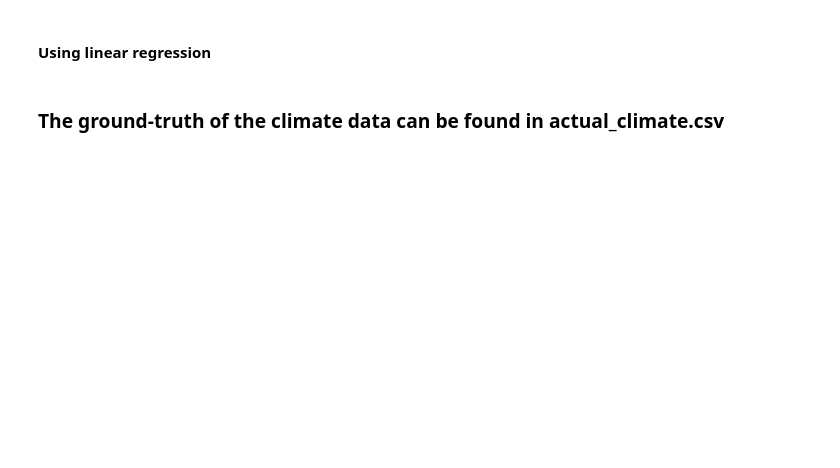
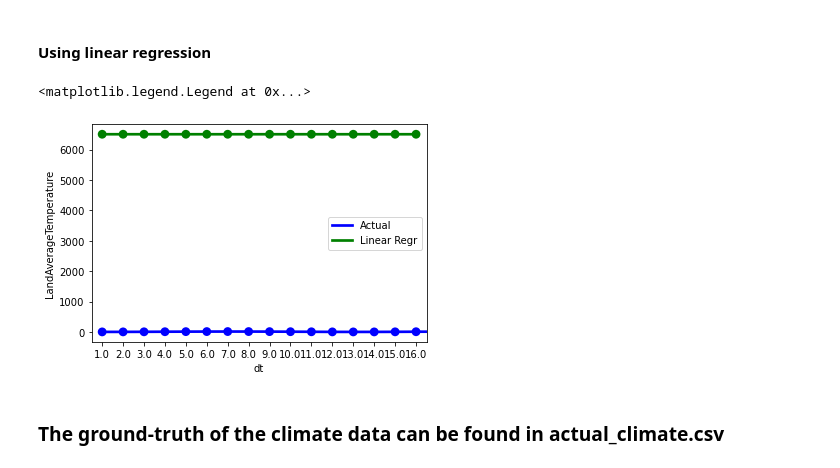
Before and after one commit to hunterkilltree/IntelligentSystems, a Jupyter notebook: lab2/Exercise.ipynb, the cells around one changed output. Saved outputs shown, nothing was run; the diff lists cells and outputs as text; code cells hidden in the pictures; blank space fills up the shorter version.

```diff
--- a/lab2/Exercise.ipynb
+++ b/lab2/Exercise.ipynb
@@ -31,5 +57,54 @@ df.head(10)
 # %% [markdown]
 #### Using linear regression
+# %%
+# https://stackoverflow.com/questions/40217369/python-linear-regression-predict-by-date
+import seaborn as sns
+import datetime as dt
+
+def linear_regression(df):
+    linear_df = df.copy()
+    '''
+    Linear regression doesn't work on date data.
+    Therefore we need to convert it into numerical value.
+    The following code will convert the date into numerical value:
+    '''
+    linear_df['dt'] = pd.to_datetime(linear_df['dt'])
+    linear_df['dt']= linear_df['dt'].map(dt.datetime.toordinal)
+
+#     print(linear_df['dt'] )
+
+    linear_df['dtLandAverageTemperature'] = linear_df['dt'] * linear_df['LandAverageTemperature']
+    linear_df['dt_2'] = linear_df['dt'] * linear_df['dt']
+    linear_df['LandAverageTemperature_2'] = linear_df['LandAverageTemperature'] \
+                                            * linear_df['LandAverageTemperature']
+    linear_sum = linear_df.sum()
+    linear_mean = linear_df.mean()
+
+    b = (linear_sum['dtLandAverageTemperature'] - len(df) * linear_mean['dt'] \
+         * linear_mean['LandAverageTemperature'] ) \
+         / (linear_sum['LandAverageTemperature_2'] - len(df) * linear_mean['LandAverageTemperature_2'] \
+         * linear_mean['LandAverageTemperature_2'])
+
+    a = linear_mean['LandAverageTemperature'] - b * linear_mean['dt']
+#     print(linear_mean['dt'])
+    return a, b
+
+a,b = linear_regression(df)
+
+linear_df = pd.DataFrame(columns=['dt', 'LandAverageTemperature'])
+for m in range(1, 17):
+    sale = a + b * m
+    linear_df.loc[m-1] = [m,sale]
+linear_df['dt'] = linear_df['dt']
+
+f, ax = plt.subplots(1, 1)
+sns.pointplot(ax=ax, x='dt', y='LandAverageTemperature', data=df, color='b')
+sns.pointplot(ax=ax, x='dt', y='LandAverageTemperature', data=linear_df, color='g')
+
+ax.legend(handles=ax.lines[::len(df)+2], labels=['Actual', 'Linear Regr'])
+# %% [output]
+<matplotlib.legend.Legend at 0x...>
+[figure, added]
 # %% [markdown]
 ### The ground-truth of the climate data can be found in actual_climate.csv
 # %%
```
Also changed, not shown: parts of 5 cells of this notebook.
